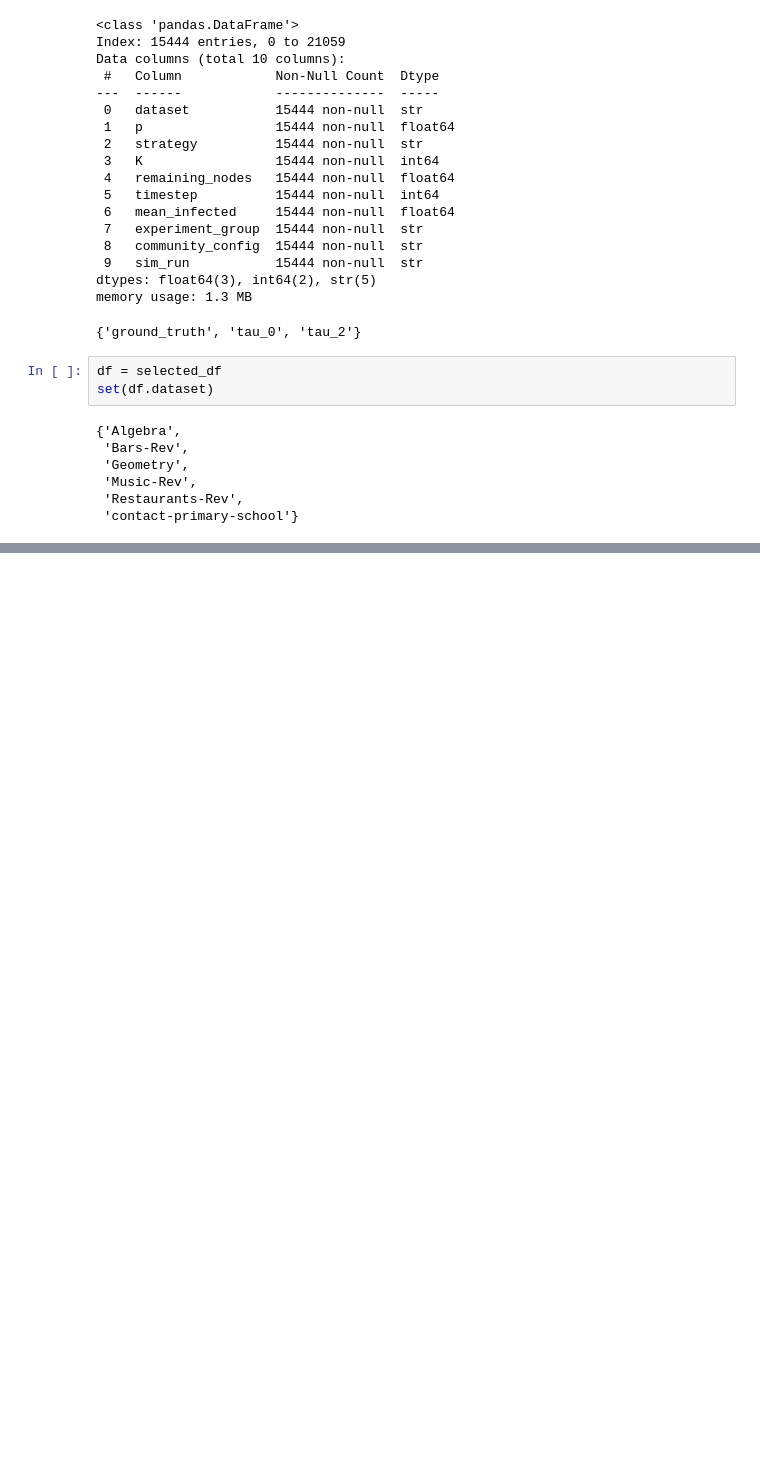
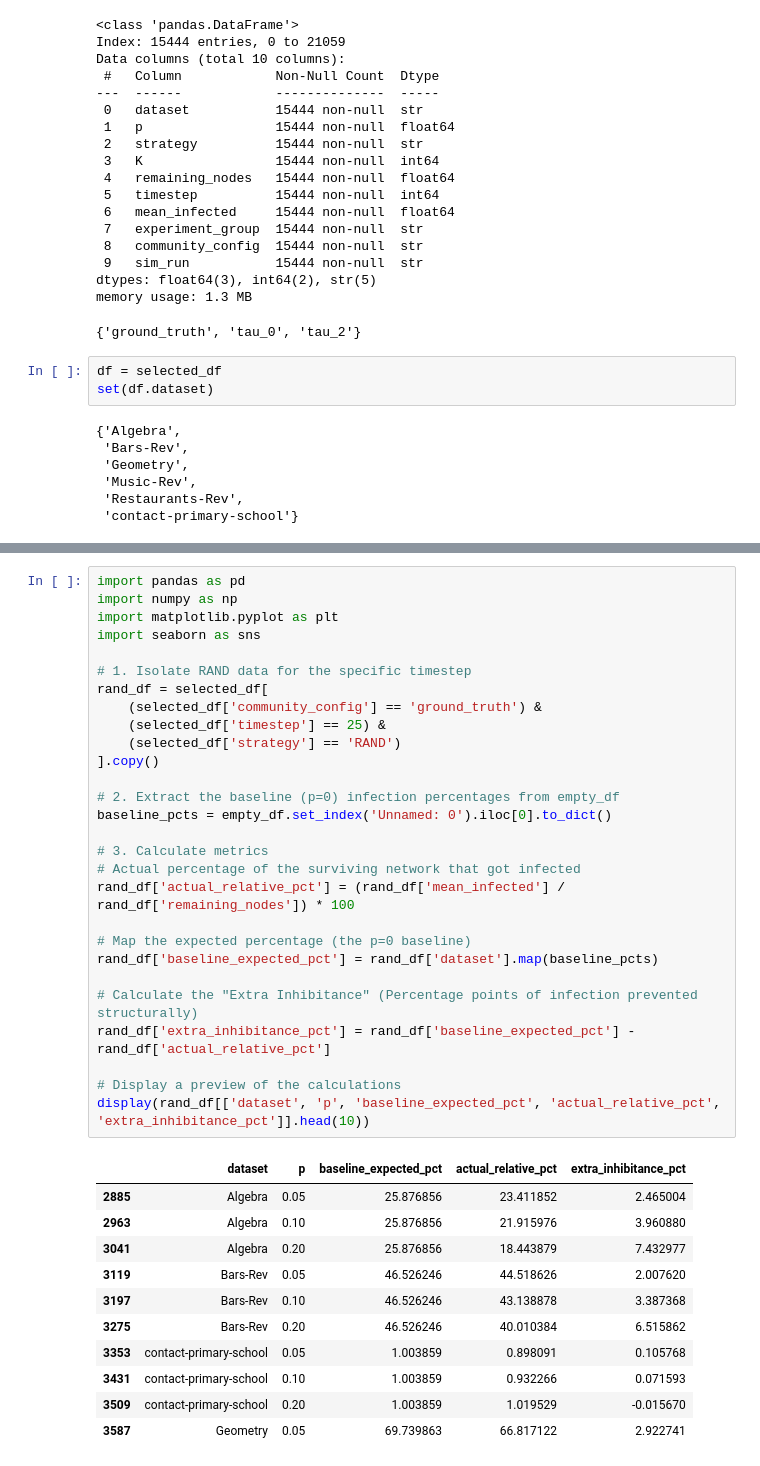
Before and after one commit to quintwinthagen/sicp_node_removal, a Jupyter notebook: notebooks/paper_draft2_plots.ipynb, the cells around one changed output, grey strips where cells are left out. Saved outputs shown, nothing was run; the diff lists cells and outputs as text; blank space fills up the shorter version.

```diff
--- a/notebooks/paper_draft2_plots.ipynb
+++ b/notebooks/paper_draft2_plots.ipynb
@@ -297,0 +673,40 @@ plt.show()
+# %%
+import pandas as pd
+import numpy as np
+import matplotlib.pyplot as plt
+import seaborn as sns
+
+# 1. Isolate RAND data for the specific timestep
+rand_df = selected_df[
+    (selected_df['community_config'] == 'ground_truth') &
+    (selected_df['timestep'] == 25) &
+    (selected_df['strategy'] == 'RAND')
+].copy()
+
+# 2. Extract the baseline (p=0) infection percentages from empty_df
+baseline_pcts = empty_df.set_index('Unnamed: 0').iloc[0].to_dict()
+
+# 3. Calculate metrics
+# Actual percentage of the surviving network that got infected
+rand_df['actual_relative_pct'] = (rand_df['mean_infected'] / rand_df['remaining_nodes']) * 100
+
+# Map the expected percentage (the p=0 baseline)
+rand_df['baseline_expected_pct'] = rand_df['dataset'].map(baseline_pcts)
+
+# Calculate the "Extra Inhibitance" (Percentage points of infection prevented structurally)
+rand_df['extra_inhibitance_pct'] = rand_df['baseline_expected_pct'] - rand_df['actual_relative_pct']
+
+# Display a preview of the calculations
+display(rand_df[['dataset', 'p', 'baseline_expected_pct', 'actual_relative_pct', 'extra_inhibitance_pct']].head(10))
+# %% [output]
+|  | dataset | p | baseline_expected_pct | actual_relative_pct | extra_inhibitance_pct |
+| 2885 | Algebra | 0.05 | 25.876856 | 23.411852 | 2.465004 |
+| 2963 | Algebra | 0.10 | 25.876856 | 21.915976 | 3.960880 |
+| 3041 | Algebra | 0.20 | 25.876856 | 18.443879 | 7.432977 |
+| 3119 | Bars-Rev | 0.05 | 46.526246 | 44.518626 | 2.007620 |
+| 3197 | Bars-Rev | 0.10 | 46.526246 | 43.138878 | 3.387368 |
+| 3275 | Bars-Rev | 0.20 | 46.526246 | 40.010384 | 6.515862 |
+| 3353 | contact-primary-school | 0.05 | 1.003859 | 0.898091 | 0.105768 |
+| 3431 | contact-primary-school | 0.10 | 1.003859 | 0.932266 | 0.071593 |
+| 3509 | contact-primary-school | 0.20 | 1.003859 | 1.019529 | -0.015670 |
+| 3587 | Geometry | 0.05 | 69.739863 | 66.817122 | 2.922741 |
```
Also changed, not shown: parts of 9 cells of this notebook, 5 other files.
